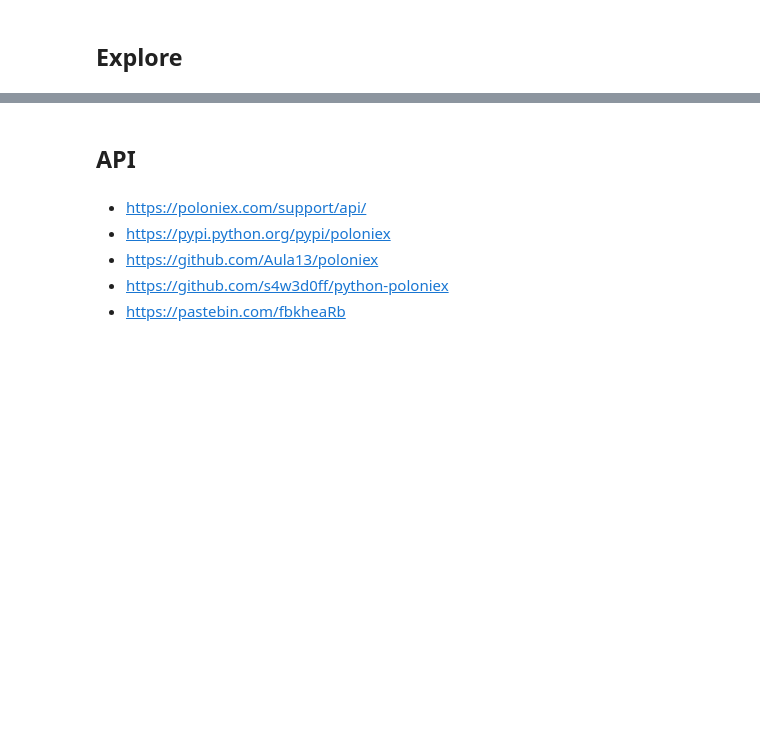
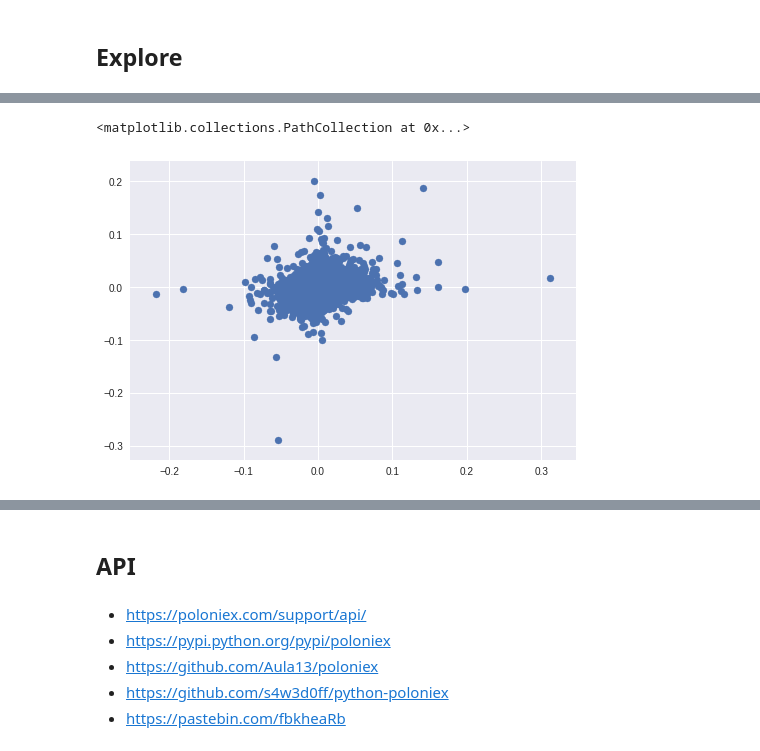
Before and after one commit to bfortuner/punisher, a Jupyter notebook: poloniex.ipynb, the cells around one changed output, grey strips where cells are left out. Drawn from its saved outputs; the diff is of its cells as text; code cells hidden in the pictures; blank space fills up the shorter version.

```diff
--- a/poloniex.ipynb
+++ b/poloniex.ipynb
@@ -198,2 +210,7 @@ plt.ylabel('USDT_XMR % Return')
+# %%
+plt.scatter(crypto_df_pct[market+'_DASH'],crypto_df_pct[market+'_XMR'])
+# %% [output]
+<matplotlib.collections.PathCollection at 0x...>
+[figure, added]
 # %%
 import statsmodels.api as sm
```
Also changed, not shown: parts of 31 cells of this notebook, 2 other files.
